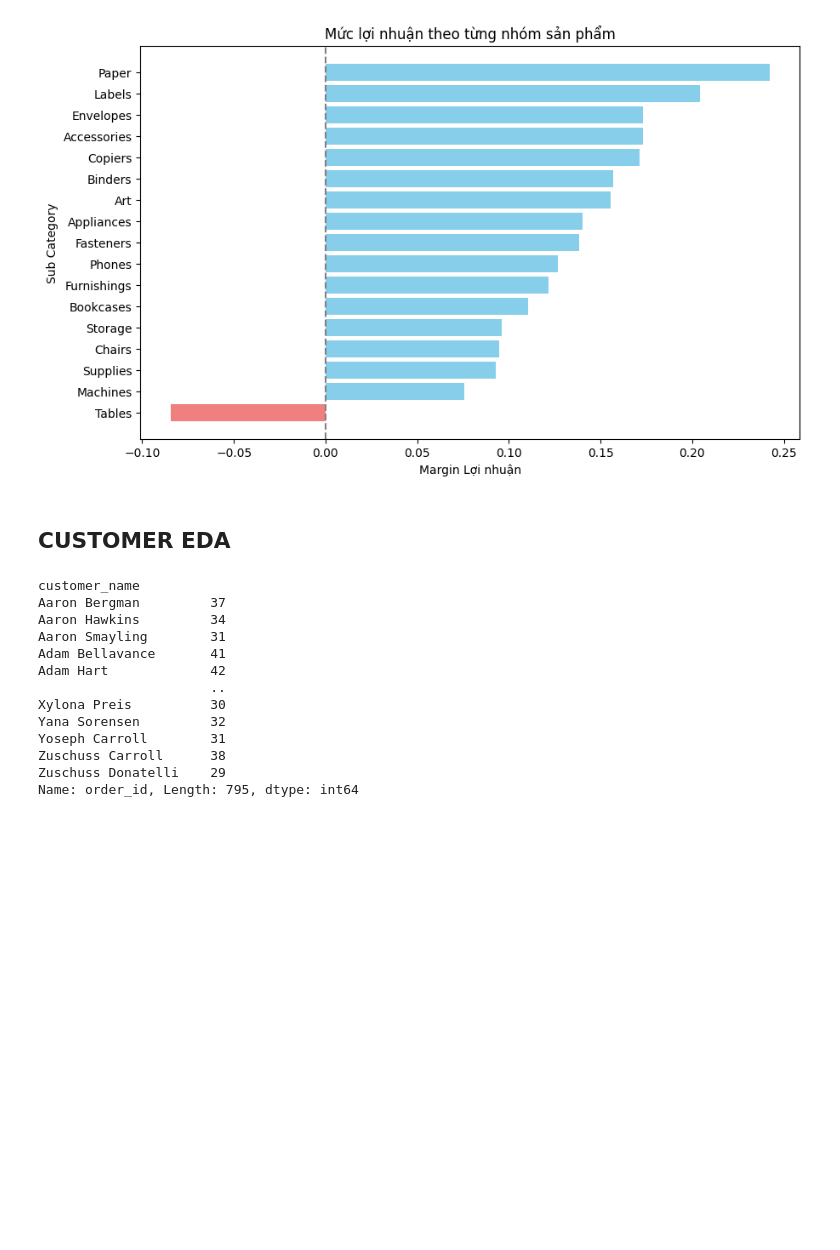
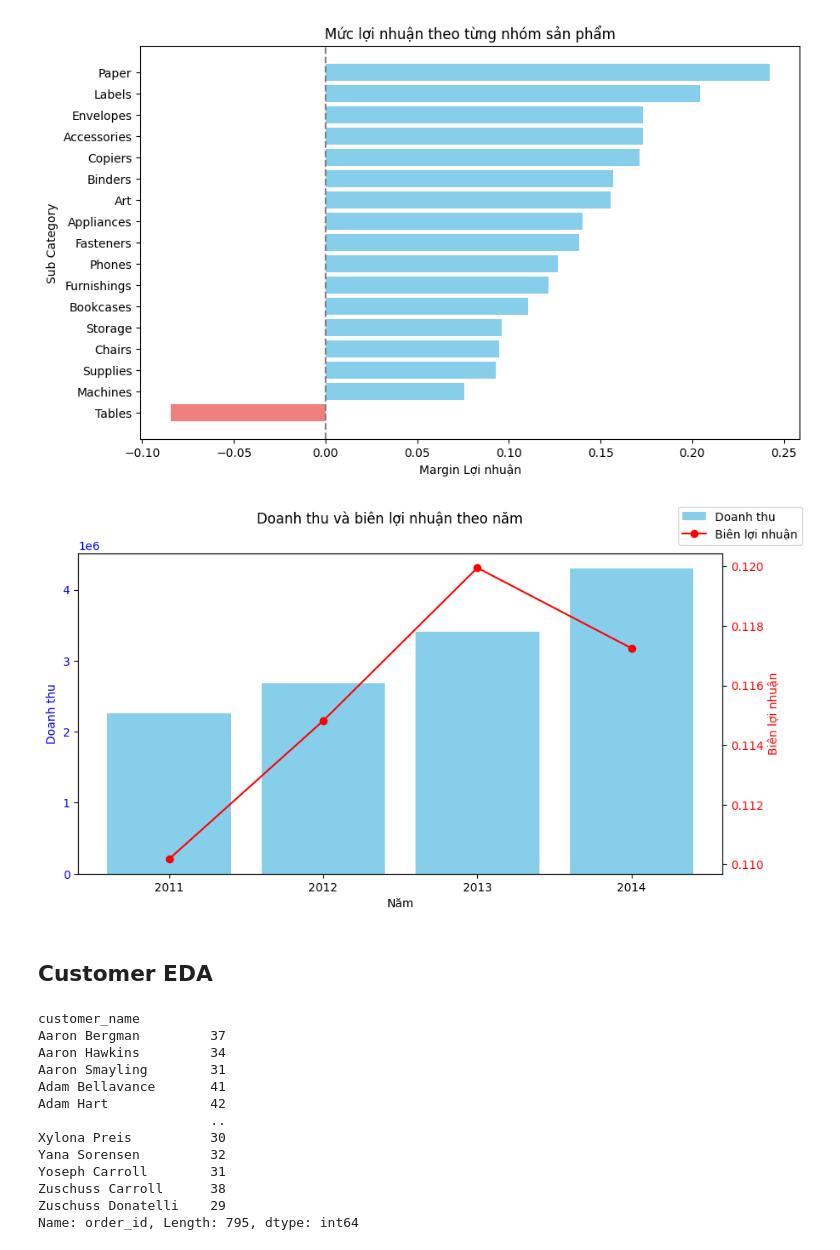
Before and after one commit to PTVictoria3/global-superstore-profitability, a Jupyter notebook: ipynb/EDA.ipynb, the cells around one changed output. Saved outputs shown, nothing was run; the diff lists cells and outputs as text; code cells hidden in the pictures; blank space fills up the shorter version.

```diff
--- a/ipynb/EDA.ipynb
+++ b/ipynb/EDA.ipynb
@@ -150,8 +152,30 @@ plt.title('Mức lợi nhuận theo từng nhóm sản phẩm')
 plt.show()
 # %% [output]
 [figure]
+# %%
+yearly = clean_df.groupby('year').agg(
+    sales=('sales', 'sum'),
+    profit=('profit', 'sum')
+)
+yearly['margin'] = yearly['profit'] / yearly['sales']
+# %%
+fig, ax1 = plt.subplots(figsize=(10, 5))
+ax1.bar(yearly.index, yearly['sales'], color='skyblue', label='Doanh thu')
+ax1.set_xlabel('Năm')
+ax1.set_ylabel('Doanh thu', color='blue')
+ax1.tick_params(axis='y', labelcolor='blue')
+ax1.set_xticks(yearly.index)
+ax2 = ax1.twinx()
+ax2.plot(yearly.index, yearly['margin'], color='red', marker='o',   label='Biên lợi nhuận')
+ax2.set_ylabel('Biên lợi nhuận', color='red')
+ax2.tick_params(axis='y', labelcolor='red')
+fig.suptitle('Doanh thu và biên lợi nhuận theo năm')
+fig.legend(loc='upper right')
+plt.show()
+# %% [output]
+[figure, added]
 # %% [markdown]
-## CUSTOMER EDA
+## Customer EDA
 # %%
 df_customer_order=clean_df.groupby('customer_name')['order_id'].nunique()
 df_customer_order
```
Also changed, not shown: parts of 4 cells of this notebook, 3 other files.
